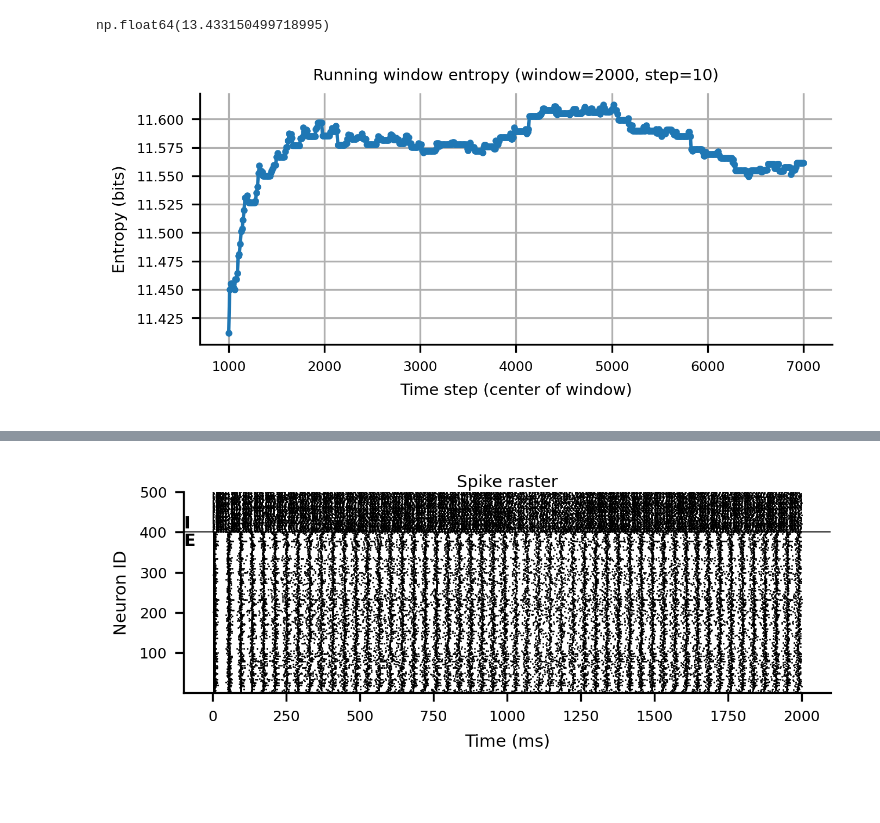
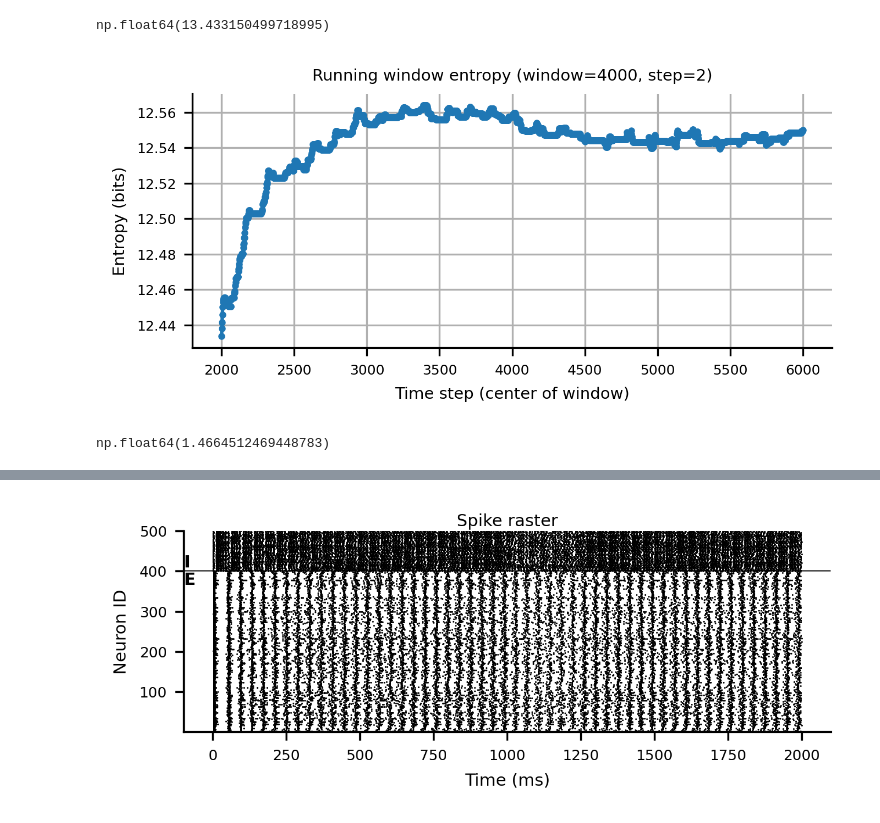
Before and after one commit to mjadiaz/rnjax, a Jupyter notebook: notebooks/resilience_measures.ipynb, the cells around one changed output, grey strips where cells are left out. Cells and saved outputs as stored; diff of their text form; code cells hidden in the pictures; blank space fills up the shorter version.

```diff
--- a/notebooks/resilience_measures.ipynb
+++ b/notebooks/resilience_measures.ipynb
@@ -43,28 +43,28 @@ im.entropy(A, **im_args)
 np.float64(13.433150499718995)
 # %%
 # Running window entropy
-window_size = int(500/0.25)
-step_size = 10
+window_size = int(1000/0.25)
+step_size = 2
 
 entropies = []
 times = []
 
 for start in tqdm(range(0, A.shape[0] - window_size + 1, step_size)):
     window = A[start:start+window_size]
     H = im.entropy(window, **im_args)
     entropies.append(H)
     times.append(start + window_size//2)
 
 # Plot
 plt.figure(figsize=(5,2))
 plt.plot(times, entropies, marker='o', markersize=2)
 plt.xlabel("Time step (center of window)")
 plt.ylabel("Entropy (bits)")
 plt.title(f"Running window entropy (window={window_size}, step={step_size})")
 plt.grid(True)
 plt.show()
 # %% [output]
-[figure, old version]
+[figure, new version]
 # %%
 def add_noise_in_window(A, a, b, p=0.01, seed=None):
     """
@@ -78,6 +78,15 @@ def add_noise_in_window(A, a, b, p=0.01, seed=None):
     A_noisy[a:b][mask] = 1 - A_noisy[a:b][mask]
 
     return A_noisy
+# %%
+array_test = A
+den_H =  im.entropy(array_test[2000:4000], **im_args) - im.entropy(array_test[4000:6000] , **im_args)  # H(A) - H(B) -> Instant change
+num_H =  im.entropy(array_test[6000:8000], **im_args) - im.entropy(array_test[4000:6000]  , **im_args) # H(C) - H(B) -> Late recovery
+
+R_H =  num_H / den_H
+R_H
+# %% [output]
+np.float64(1.4664512469448783)
 # %%
 A_noisy = add_noise_in_window(A, 4000, 5000)
 # %%
```
Also changed, not shown: parts of 23 cells of this notebook.
